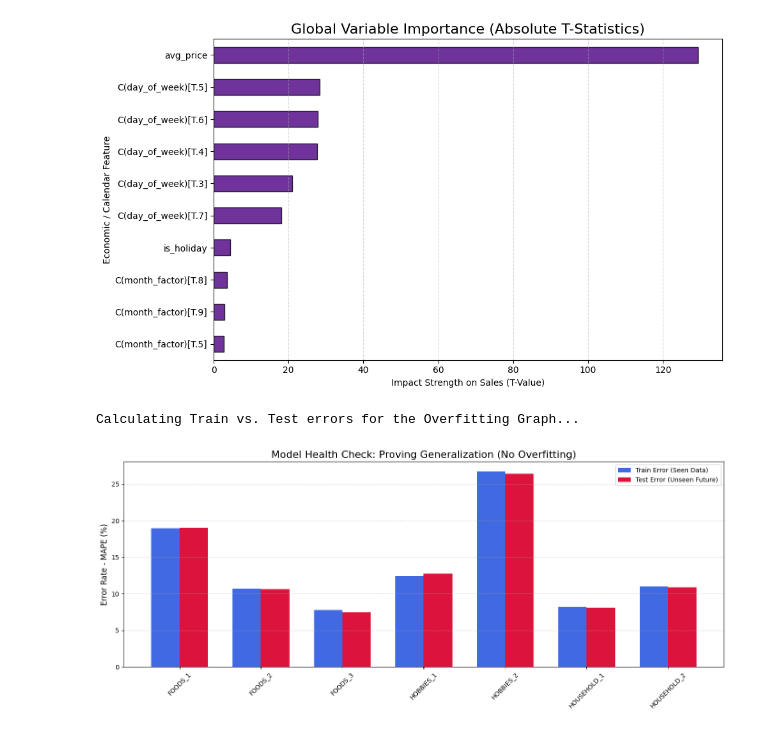
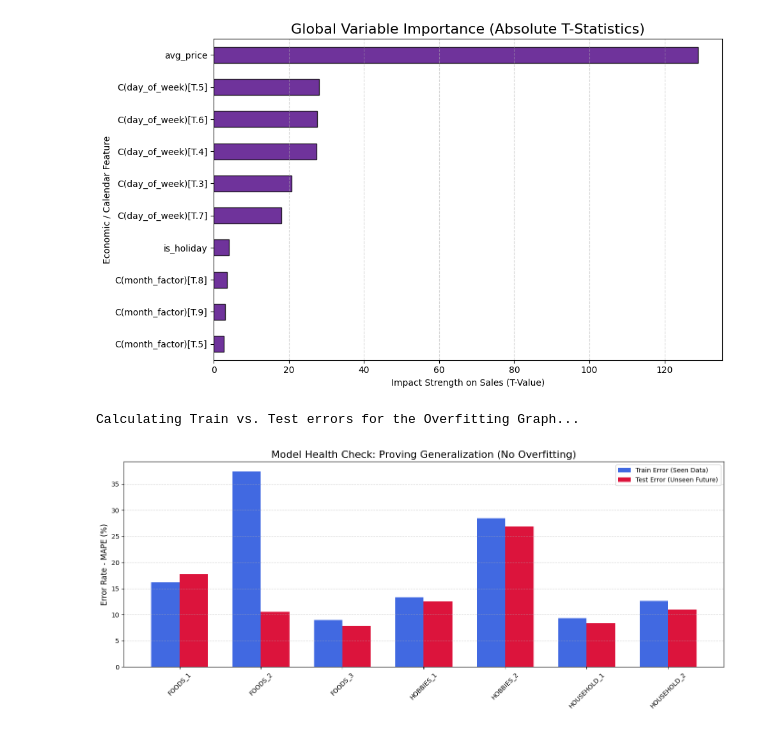
Before and after one commit to connie4-beep/Walmart-Sales-Forecasting-DeepAR, a Jupyter notebook: walmart_forcasting_model.ipynb, the cells around one changed output. Saved outputs shown, nothing was run; the diff lists cells and outputs as text; code cells hidden in the pictures.

```diff
--- a/walmart_forcasting_model.ipynb
+++ b/walmart_forcasting_model.ipynb
@@ -196,7 +200,7 @@ trained_predictors = {}
 test_datasets = {}
 
 prediction_length = 28
-split_date = pd.to_datetime("2016-04-24")
+split_date = pd.to_datetime("2016-04-24") - pd.Timedelta(days=28)
 
 # 3. Loop through each department and train a separate model
 for dept in departments:
@@ -421,7 +425,7 @@ price_data = price_data.asfreq('D')
 # 4. NOW fill the missing values
 # 'ffill' carries yesterday's price forward for missing days.
 # The .fillna(0) catches any items that had no price on the very first day.
-price_data = price_data.fillna(method='ffill').fillna(0)
+price_data = price_data.ffill().bfill()
 # %%
 # 1. Get a list of all unique departments from your pivot table
 departments = ts_data.columns.get_level_values('dept_id').unique()
@@ -431,7 +435,7 @@ trained_econ_predictors = {}
 test_econ_datasets = {}
 
 prediction_length = 28
-split_date = pd.to_datetime("2016-04-24")
+split_date = pd.to_datetime("2016-04-24") - pd.Timedelta(days=28)
 
 # 3. Loop through each department and train a separate Econ model
 for dept in departments:
@@ -664,7 +668,7 @@ print("FINAL OVERFITTING REPORT: TRAIN VS TEST".center(60))
 print("=" * 60)
 
 # Make sure we use the same split date as before
-split_date = pd.to_datetime("2016-04-24")
+split_date = pd.to_datetime("2016-04-24") - pd.Timedelta(days=28)
 evaluator = Evaluator(quantiles=[0.5])
 
 for dept in departments:
@@ -1035,7 +1039,7 @@ dept_names = list(trained_econ_predictors.keys())
 train_mape_list = []
 test_mape_list = []
 evaluator = Evaluator(quantiles=[0.5])
-split_date = pd.to_datetime("2016-04-24")
+split_date = pd.to_datetime("2016-04-24") - pd.Timedelta(days=28)
 
 # Gather Train and Test metrics for each department
 for dept in dept_names:
@@ -1062,31 +1066,31 @@ for dept in dept_names:
     fcst_train, ts_train = make_evaluation_predictions(dataset=train_ds_econ, predictor=trained_econ_predictors[dept], num_samples=100)
     metrics_train, _ = evaluator(list(ts_train), list(fcst_train))
     train_mape_list.append(metrics_train['MAPE'] * 100)
 
     # 3. Get Test Error (using the unseen test datasets we saved earlier)
     fcst_test, ts_test = make_evaluation_predictions(dataset=test_econ_datasets[dept], predictor=trained_econ_predictors[dept], num_samples=100)
     metrics_test, _ = evaluator(list(ts_test), list(fcst_test))
     test_mape_list.append(metrics_test['MAPE'] * 100)
 
 # --- Draw the Graph ---
 x = np.arange(len(dept_names))
 width = 0.35
 
 plt.figure(figsize=(14, 6))
 
 # Plot the bars side-by-side
 plt.bar(x - width/2, train_mape_list, width, label='Train Error (Seen Data)', color='royalblue')
 plt.bar(x + width/2, test_mape_list, width, label='Test Error (Unseen Future)', color='crimson')
 
 plt.ylabel('Error Rate - MAPE (%)', fontsize=12)
 plt.title('Model Health Check: Proving Generalization (No Overfitting)', fontsize=16)
 plt.xticks(x, dept_names, rotation=45)
 plt.legend()
 plt.grid(axis='y', linestyle='--', alpha=0.5)
 plt.tight_layout()
 
 plt.savefig("overfitting_bar_chart.png")
 plt.show()
 # %% [output]
 Calculating Train vs. Test errors for the Overfitting Graph...
-[figure, old version]
+[figure, new version]
```
Also changed, not shown: parts of 16 cells of this notebook, 4 other files.
